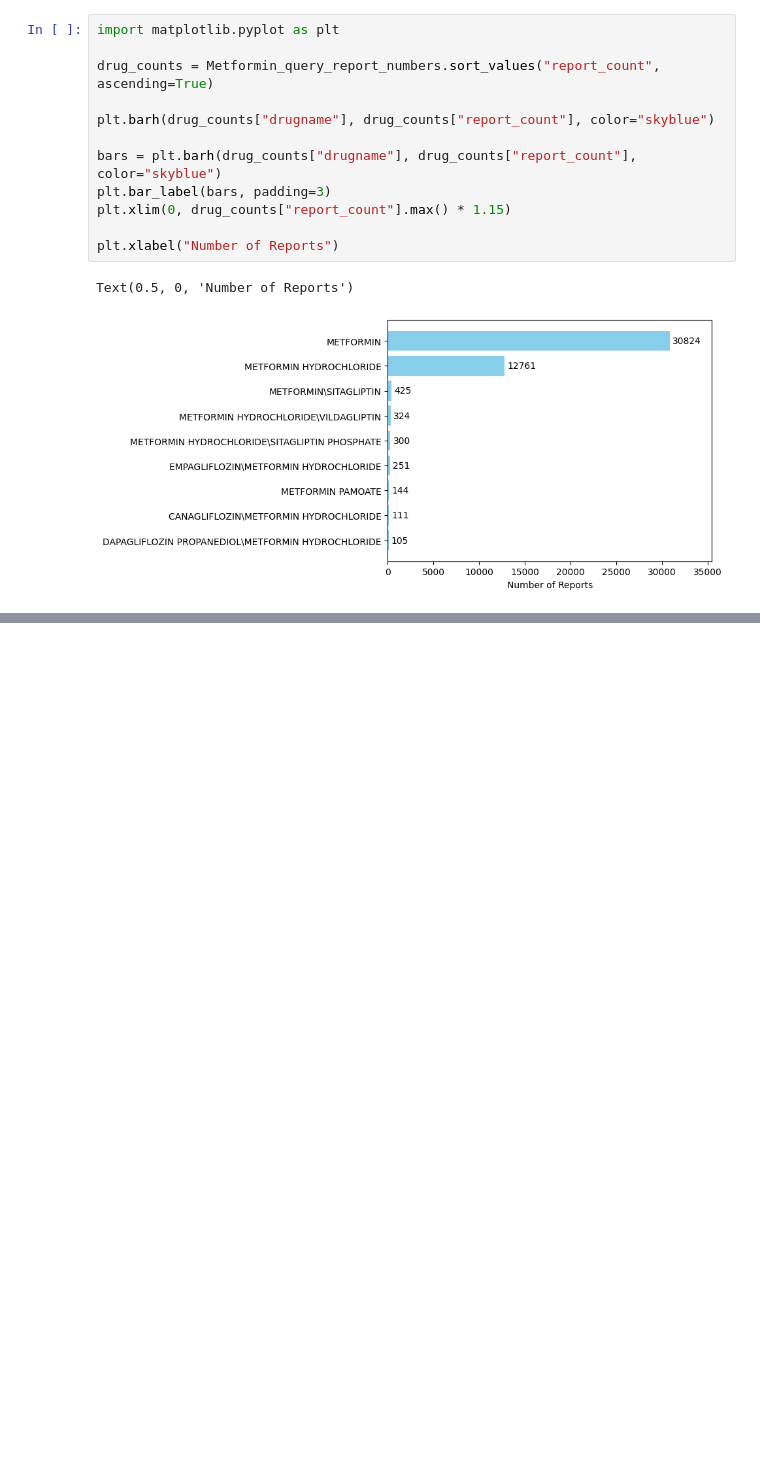
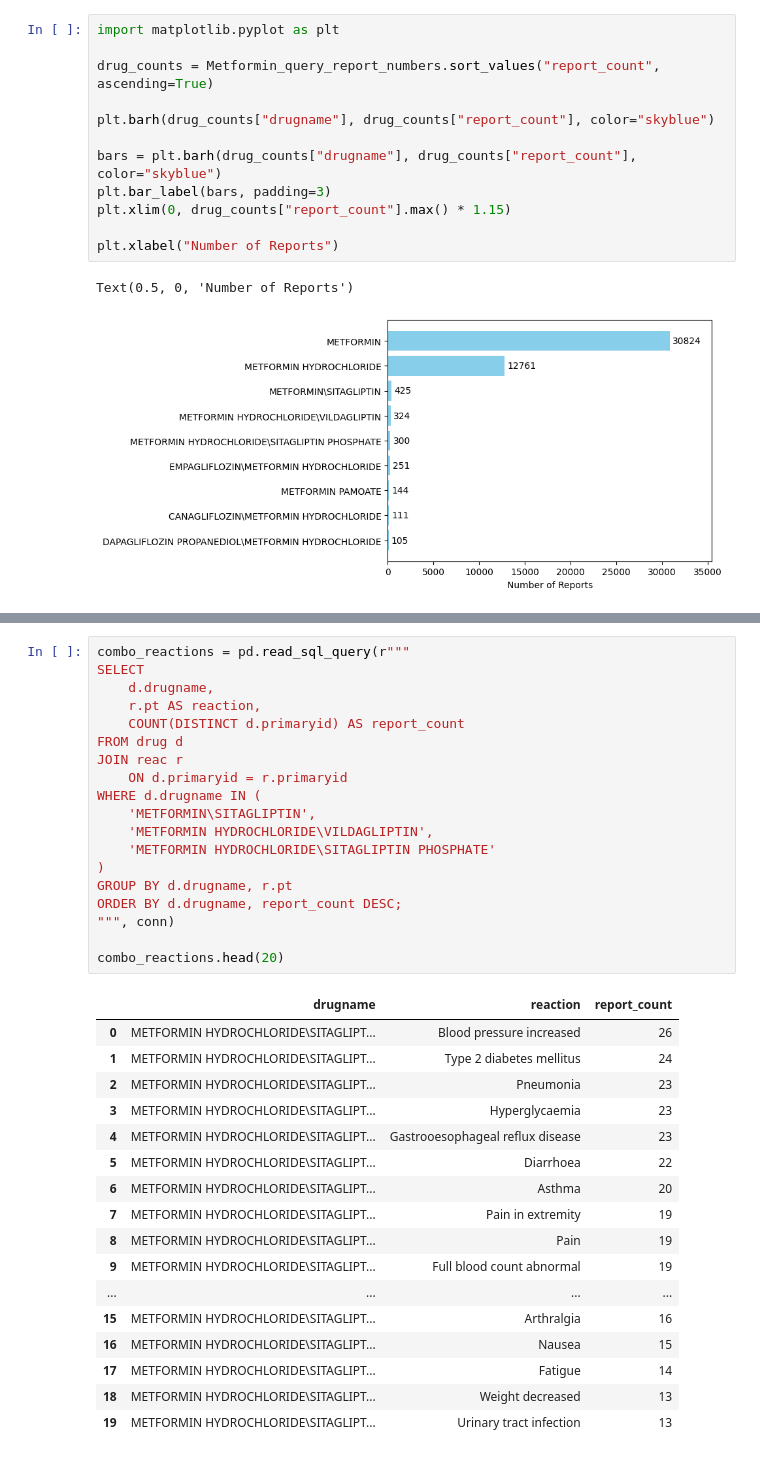
Before and after one commit to PugstaLaney/faers-sql-drug-safety-analysis, a Jupyter notebook: notebooks/Metformin_explore.ipynb, the cells around one changed output, grey strips where cells are left out. Cells and saved outputs as stored; diff of their text form; blank space fills up the shorter version.

```diff
--- a/notebooks/Metformin_explore.ipynb
+++ b/notebooks/Metformin_explore.ipynb
@@ -110,0 +326,37 @@ Metformin_reactions_joined
+# %%
+combo_reactions = pd.read_sql_query(r"""
+SELECT
+    d.drugname,
+    r.pt AS reaction,
+    COUNT(DISTINCT d.primaryid) AS report_count
+FROM drug d
+JOIN reac r
+    ON d.primaryid = r.primaryid
+WHERE d.drugname IN (
+    'METFORMIN\SITAGLIPTIN',
+    'METFORMIN HYDROCHLORIDE\VILDAGLIPTIN',
+    'METFORMIN HYDROCHLORIDE\SITAGLIPTIN PHOSPHATE'
+)
+GROUP BY d.drugname, r.pt
+ORDER BY d.drugname, report_count DESC;
+""", conn)
+
+combo_reactions.head(20)
+# %% [output]
+|  | drugname | reaction | report_count |
+| 0 | METFORMIN HYDROCHLORIDE\SITAGLIPT... | Blood pressure increased | 26 |
+| 1 | METFORMIN HYDROCHLORIDE\SITAGLIPT... | Type 2 diabetes mellitus | 24 |
+| 2 | METFORMIN HYDROCHLORIDE\SITAGLIPT... | Pneumonia | 23 |
+| 3 | METFORMIN HYDROCHLORIDE\SITAGLIPT... | Hyperglycaemia | 23 |
+| 4 | METFORMIN HYDROCHLORIDE\SITAGLIPT... | Gastrooesophageal reflux disease | 23 |
+| 5 | METFORMIN HYDROCHLORIDE\SITAGLIPT... | Diarrhoea | 22 |
+| 6 | METFORMIN HYDROCHLORIDE\SITAGLIPT... | Asthma | 20 |
+| 7 | METFORMIN HYDROCHLORIDE\SITAGLIPT... | Pain in extremity | 19 |
+| 8 | METFORMIN HYDROCHLORIDE\SITAGLIPT... | Pain | 19 |
+| 9 | METFORMIN HYDROCHLORIDE\SITAGLIPT... | Full blood count abnormal | 19 |
+| ... | ... | ... | ... |
+| 15 | METFORMIN HYDROCHLORIDE\SITAGLIPT... | Arthralgia | 16 |
+| 16 | METFORMIN HYDROCHLORIDE\SITAGLIPT... | Nausea | 15 |
+| 17 | METFORMIN HYDROCHLORIDE\SITAGLIPT... | Fatigue | 14 |
+| 18 | METFORMIN HYDROCHLORIDE\SITAGLIPT... | Weight decreased | 13 |
+| 19 | METFORMIN HYDROCHLORIDE\SITAGLIPT... | Urinary tract infection | 13 |
```
Also changed, not shown: parts of 6 cells of this notebook.
